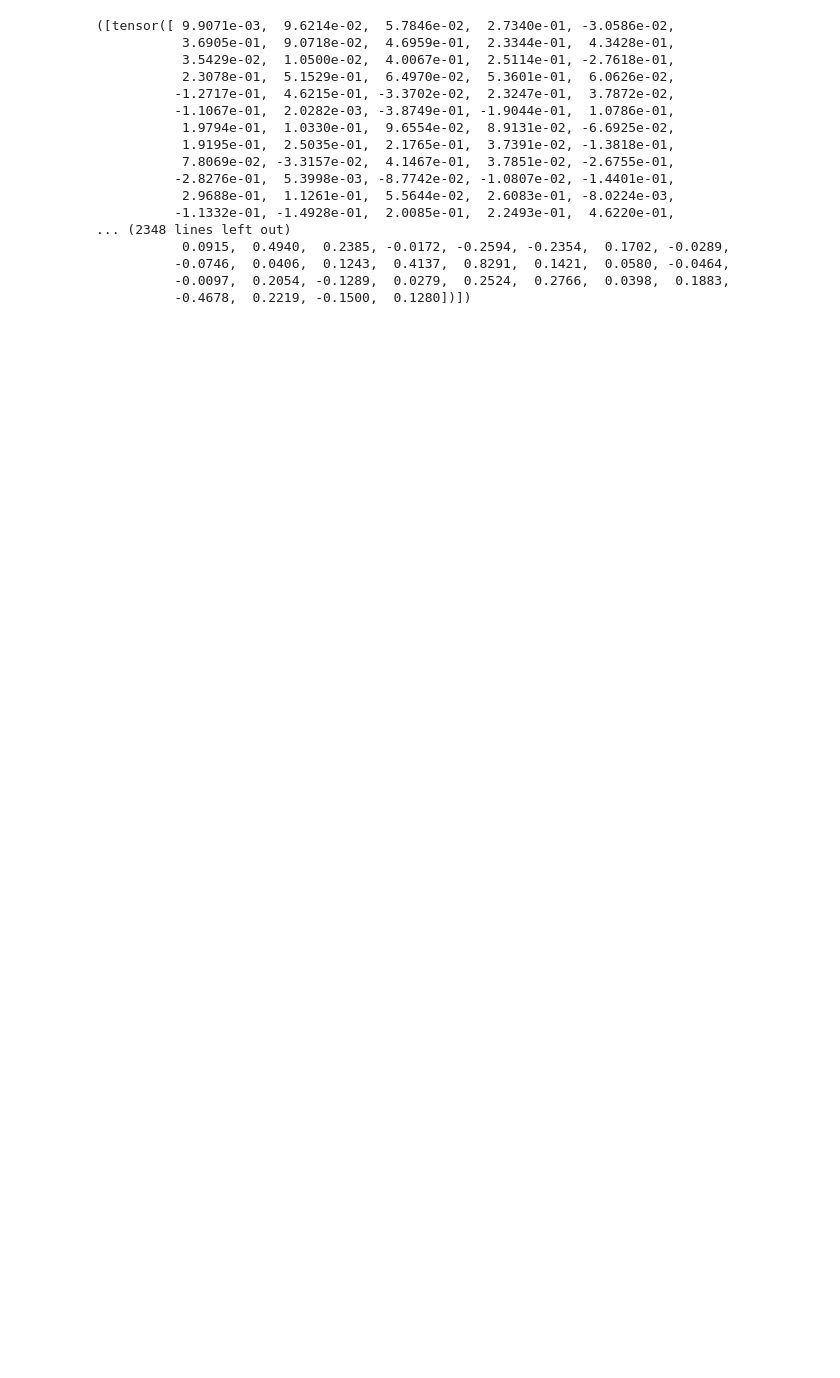
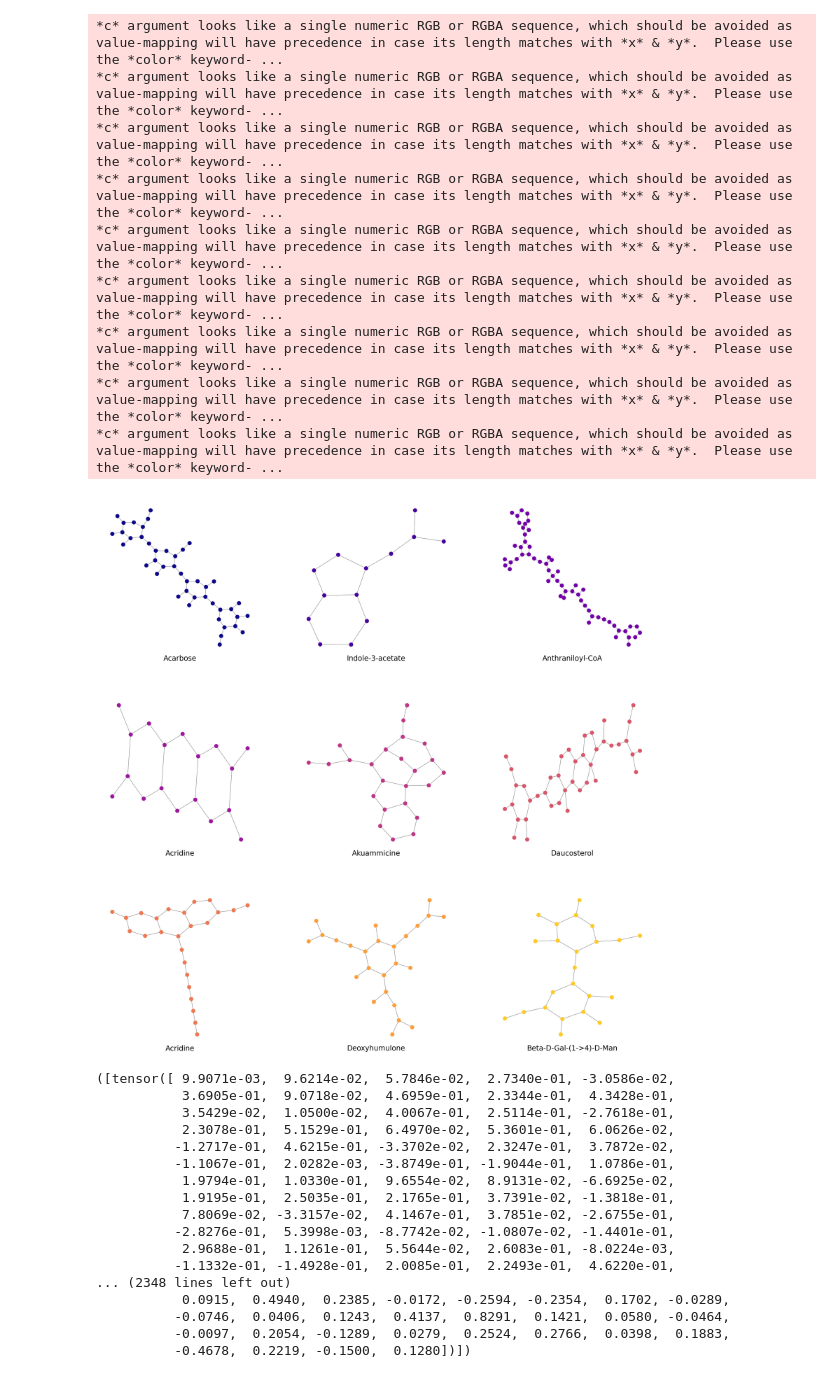
Before and after one commit to Liphos/Altegrad-MVA-2023-2024, a Jupyter notebook: notebooks/augment.ipynb, the cells around one changed output. Drawn from its saved outputs; the diff is of its cells as text; code cells hidden in the pictures; blank space fills up the shorter version.

```diff
--- a/notebooks/augment.ipynb
+++ b/notebooks/augment.ipynb
@@ -69,3 +71,47 @@ plt.savefig("augment_drop_node.png", dpi=300, transparent=True)
+# %%
+plt.figure(figsize=(35, 35))
+
+idx = [898, 12479, 16152, 24357, 20691, 9779, 18325, 9452, 2087]
+
+# Make grid of 5 x 5 graphs
+# for i in range(16):
+#     plt.subplot(4, 4, i + 1)
+#     sample = train_dataset[rnd_idx[i]]
+#     display(sample.edge_index)
+#     plt.text(0.5, 0, sample.description[0].split()[0], horizontalalignment='center', verticalalignment='center', transform=plt.gca().transAxes, fontsize=25)
+#     plt.text(0.5, 1, rnd_idx[i], horizontalalignment='center', verticalalignment='center', transform=plt.gca().transAxes, fontsize=25)
+#     plt.axis('off')
+
+colormap = plt.cm.plasma
+
+for i in range(9):
+    plt.subplot(3, 3, i + 1)
+    sample = train_dataset[idx[i]]
+
+    edges = sample.edge_index
+    G = nx.DiGraph()
+    for j in range(len(edges[0])):
+        G.add_edge(int(edges[0][j]), int(edges[1][j]))
+    pos = nx.kamada_kawai_layout(G)
+    nx.draw(G, pos, with_labels=False, font_size=8, node_size=200, edge_color='gray', linewidths=0.3, arrows=False, node_color=colormap(i/9))
+
+    # display(sample.edge_index)
+    plt.text(0.5, 0, sample.description[0].split()[0], horizontalalignment='center', verticalalignment='center', transform=plt.gca().transAxes, fontsize=25)
+    # plt.text(0.5, 1, rnd_idx[i], horizontalalignment='center', verticalalignment='center', transform=plt.gca().transAxes, fontsize=25)
+    plt.axis('off')
+
+plt.savefig("graph_samples.png", dpi=100, transparent=True)
+# %% [output]
+*c* argument looks like a single numeric RGB or RGBA sequence, which should be avoided as value-mapping will have precedence in case its length matches with *x* & *y*.  Please use the *color* keyword- ...
+*c* argument looks like a single numeric RGB or RGBA sequence, which should be avoided as value-mapping will have precedence in case its length matches with *x* & *y*.  Please use the *color* keyword- ...
+*c* argument looks like a single numeric RGB or RGBA sequence, which should be avoided as value-mapping will have precedence in case its length matches with *x* & *y*.  Please use the *color* keyword- ...
+*c* argument looks like a single numeric RGB or RGBA sequence, which should be avoided as value-mapping will have precedence in case its length matches with *x* & *y*.  Please use the *color* keyword- ...
+*c* argument looks like a single numeric RGB or RGBA sequence, which should be avoided as value-mapping will have precedence in case its length matches with *x* & *y*.  Please use the *color* keyword- ...
+*c* argument looks like a single numeric RGB or RGBA sequence, which should be avoided as value-mapping will have precedence in case its length matches with *x* & *y*.  Please use the *color* keyword- ...
+*c* argument looks like a single numeric RGB or RGBA sequence, which should be avoided as value-mapping will have precedence in case its length matches with *x* & *y*.  Please use the *color* keyword- ...
+*c* argument looks like a single numeric RGB or RGBA sequence, which should be avoided as value-mapping will have precedence in case its length matches with *x* & *y*.  Please use the *color* keyword- ...
+*c* argument looks like a single numeric RGB or RGBA sequence, which should be avoided as value-mapping will have precedence in case its length matches with *x* & *y*.  Please use the *color* keyword- ...
+[figure, added]
 # %%
 list(sample.x), list(sample.x_augment)
 # %% [output]
```
Also changed, not shown: parts of 4 cells of this notebook, 3 other files.
